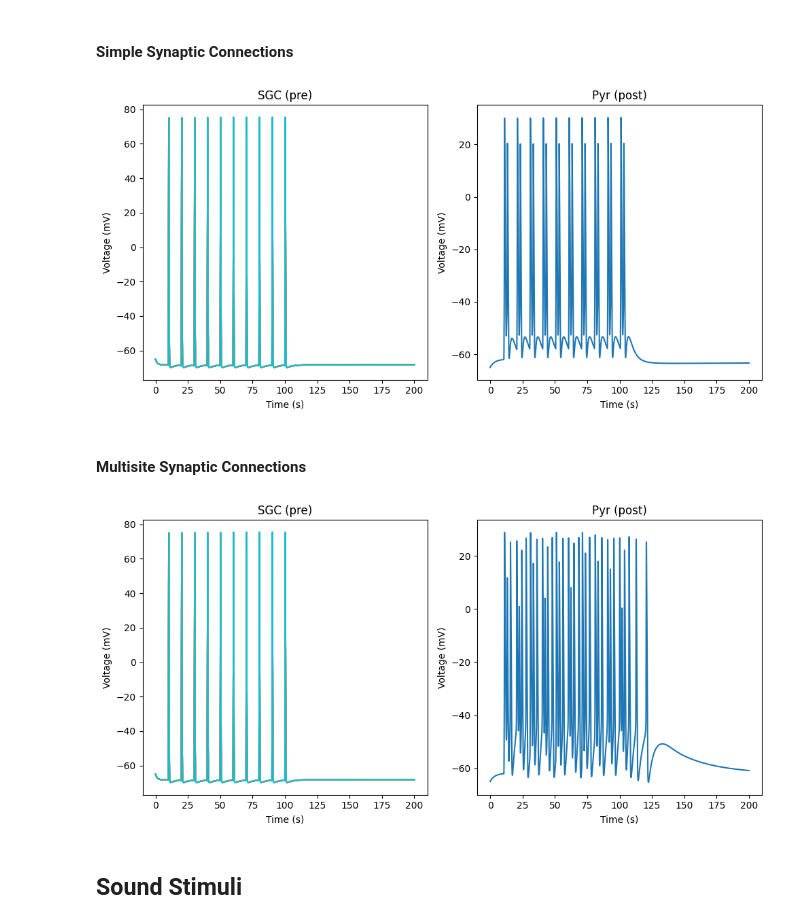
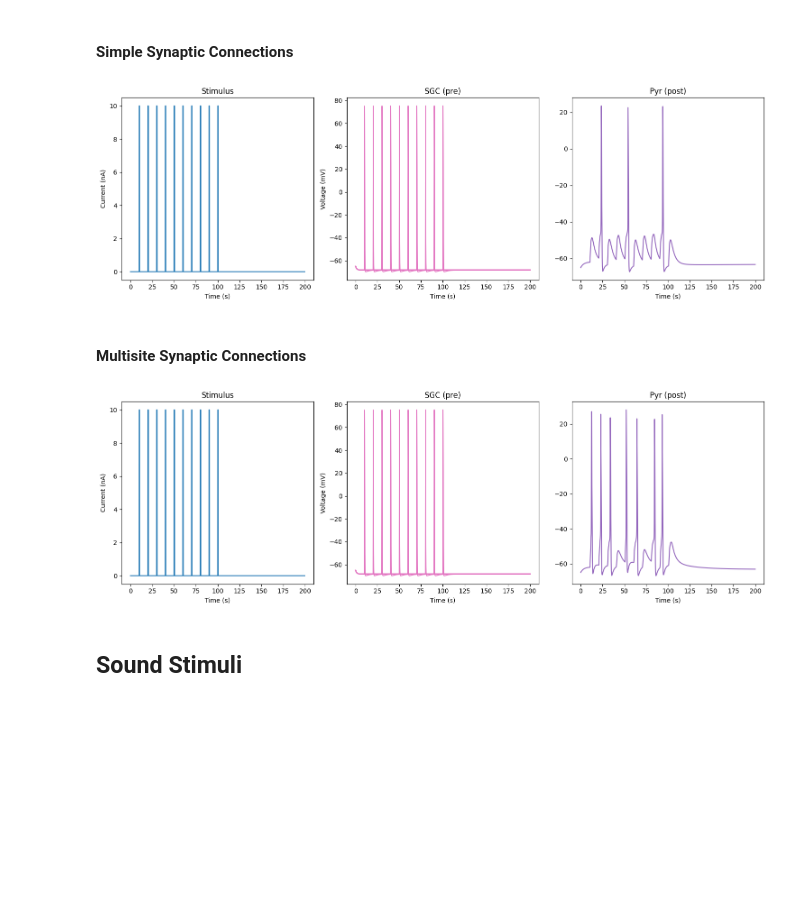
Before and after one commit to kedoxey/DCN_model, a Jupyter notebook: notebooks/cnmodel.ipynb, the cells around one changed output. Cells and saved outputs as stored; diff of their text form; code cells hidden in the pictures; blank space fills up the shorter version.

```diff
--- a/notebooks/cnmodel.ipynb
+++ b/notebooks/cnmodel.ipynb
@@ -144,6 +265,7 @@ synapses = []
 for i in range(n_synapses):
 
     synapses.append(sgc_cell.connect(pyr_cell1, type='simple'))
+    synapses.append(sgc_cell.connect(pyr_cell2, type='simple'))
 
     synapses.append(sgc_cell.connect(tcv_cell, type='simple'))
     synapses.append(tcv_cell.connect(pyr_cell2, type='simple'))
@@ -251,6 +500,17 @@ stim = {
     'PT': 0.0,
     'dt': dt,
 }
+
+(secmd, maxt, tstims) = cnm.util.make_pulse(stim)
+
+v_sgcs = {}
+
+# stim_dur = 10
+# stim_delay = 50
+# sim_dur = 100
+
+# stim = cnm.util.sound.TonePip(rate=100e3, duration=sim_dur, f0=cf, dbspl=60,
+#                               ramp_duration=2.5e-3, pip_duration=stim_dur, pip_start=[stim_delay])
 
 istims = []
 
@@ -265,7 +525,9 @@ for i, sgc_cell in enumerate(sgc_cells):
     istim_i = h.Vector().record(istim._ref_i)
     istims.append((istim, i_stim_vec))
 
-    v_sgc[i] = h.Vector().record(sgc_cell.soma(0.5)._ref_v)
+    # sgc_cell.set_sound_stim(stim, seed=0, simulator='cochlea')
+
+    v_sgcs[i] = h.Vector().record(sgc_cell.soma(0.5)._ref_v)
 # %%
 t = h.Vector().record(h._ref_t)
 v_pyr = h.Vector().record(pyr_cell.soma(0.5)._ref_v)
@@ -288,9 +550,9 @@ axs[0].set_xlabel('Time (s)')
 axs[0].set_ylabel('Current (nA)')
 axs[0].set_title('Stimulus')
 
-for i, sgc_cell_v in v_sgc.items():
+for i, v_sgc in v_sgcs.items():
 
-    axs[1].plot(t, sgc_cell_v)
+    axs[1].plot(t, v_sgc)
 
 axs[1].set_xlabel('Time (s)')
 axs[1].set_ylabel('Voltage (mV)')
@@ -338,11 +600,11 @@ stim = {
     'dt': dt,
 }
 
+istim = h.iStim(0.5, sec=sgc_cell.soma)
+
 istims = []
 
 for i, sgc_cell in enumerate(sgc_cells):
-
-    istim = h.iStim(0.5, sec=sgc_cell.soma)
 
     (secmd, maxt, tstims) = cnm.util.make_pulse(stim)
 
@@ -352,43 +614,49 @@ for i, sgc_cell in enumerate(sgc_cells):
 
     i_stim_vec = h.Vector(secmd)
     i_stim_vec.play(istim._ref_i, dt, 0)
 
-    istim_i = h.Vector().record(istim._ref_i)
     istims.append((istim, i_stim_vec))
+
+istim_i = h.Vector().record(istim._ref_i)
 
 t = h.Vector().record(h._ref_t)
 v_pyr = h.Vector().record(pyr_cell.soma(0.5)._ref_v)
 
 v_sgcs = {}
 for i, sgc_cell in enumerate(sgc_cells):
     v_sgcs[i] = h.Vector().record(sgc_cell.soma(0.5)._ref_v)
 
 h.tstop = 200
 h.celsius = 34
 h.dt = dt
 
 cnm.util.custom_init()
 h.run()
 
-fig, axs = plt.subplots(1,2,figsize=(10,5))
+fig, axs = plt.subplots(1,3,figsize=(15,5))
 axs.ravel()
+
+axs[0].plot(t, istim_i, color=colors['stim'])
+axs[0].set_xlabel('Time (s)')
+axs[0].set_ylabel('Current (nA)')
+axs[0].set_title('Stimulus')
 
 for i, v_sgc in v_sgcs.items():
 
-    axs[0].plot(t, v_sgc)
+    axs[1].plot(t, v_sgc, color=colors['sgc'])
 
-axs[0].set_xlabel('Time (s)')
-axs[0].set_ylabel('Voltage (mV)')
-axs[0].set_title('SGC (pre)')
-
-axs[1].plot(t, v_pyr)
 axs[1].set_xlabel('Time (s)')
 axs[1].set_ylabel('Voltage (mV)')
-axs[1].set_title('Pyr (post)')
+axs[1].set_title('SGC (pre)')
+
+axs[2].plot(t, v_pyr, color=colors['pyr'])
+axs[2].set_xlabel('Time (s)')
+# axs[2].set_ylabel('Voltage (mV)')
+axs[2].set_title('Pyr (post)')
 
 fig.tight_layout()
 # %% [output]
-[figure, old version]
+[figure, new version]
 # %% [markdown]
 #### Multisite Synaptic Connections
 # %%
@@ -421,11 +689,11 @@ stim = {
     'dt': dt,
 }
 
+istim = h.iStim(0.5, sec=sgc_cell.soma)
+
 istims = []
 
 for i, sgc_cell in enumerate(sgc_cells):
-
-    istim = h.iStim(0.5, sec=sgc_cell.soma)
 
     (secmd, maxt, tstims) = cnm.util.make_pulse(stim)
 
@@ -436,8 +704,9 @@ for i, sgc_cell in enumerate(sgc_cells):
     i_stim_vec = h.Vector(secmd)
     i_stim_vec.play(istim._ref_i, dt, 0)
 
-    istim_i = h.Vector().record(istim._ref_i)
     istims.append((istim, i_stim_vec))
+
+istim_i = h.Vector().record(istim._ref_i)
 
 t = h.Vector().record(h._ref_t)
 v_pyr = h.Vector().record(pyr_cell.soma(0.5)._ref_v)
@@ -453,25 +722,30 @@ h.dt = dt
 cnm.util.custom_init()
 h.run()
 
-fig, axs = plt.subplots(1,2,figsize=(10,5))
+fig, axs = plt.subplots(1,3,figsize=(15,5))
 axs.ravel()
+
+axs[0].plot(t, istim_i, color=colors['stim'])
+axs[0].set_xlabel('Time (s)')
+axs[0].set_ylabel('Current (nA)')
+axs[0].set_title('Stimulus')
 
 for i, v_sgc in v_sgcs.items():
 
-    axs[0].plot(t, v_sgc)
+    axs[1].plot(t, v_sgc, color=colors['sgc'])
 
-axs[0].set_xlabel('Time (s)')
-axs[0].set_ylabel('Voltage (mV)')
-axs[0].set_title('SGC (pre)')
-
-axs[1].plot(t, v_pyr)
 axs[1].set_xlabel('Time (s)')
 axs[1].set_ylabel('Voltage (mV)')
-axs[1].set_title('Pyr (post)')
+axs[1].set_title('SGC (pre)')
+
+axs[2].plot(t, v_pyr, color=colors['pyr'])
+axs[2].set_xlabel('Time (s)')
+# axs[2].set_ylabel('Voltage (mV)')
+axs[2].set_title('Pyr (post)')
 
 fig.tight_layout()
 # %% [output]
-[figure, old version]
+[figure, new version]
 # %% [markdown]
 ## Sound Stimuli
 # %% [markdown]
```
Also changed, not shown: parts of 34 cells of this notebook, 6 other files.
